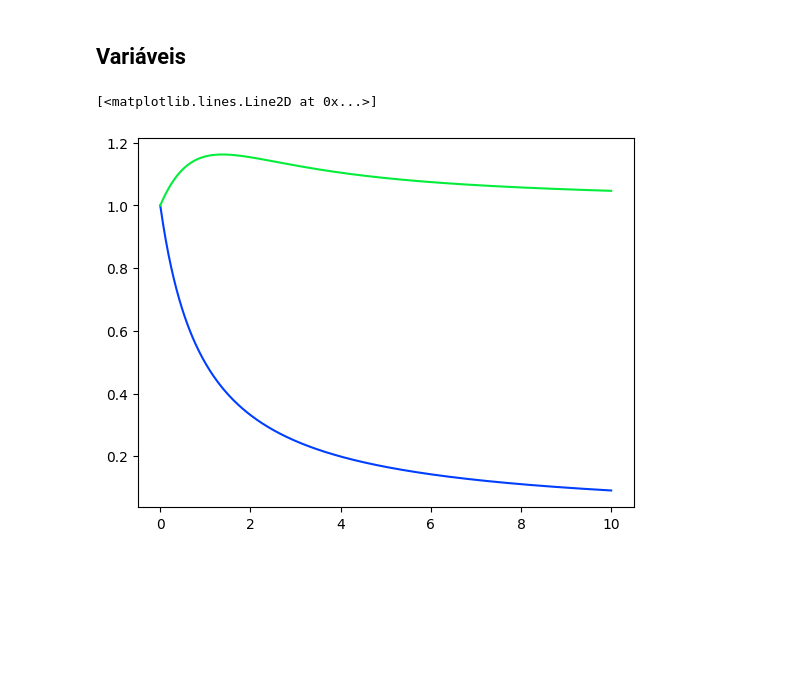
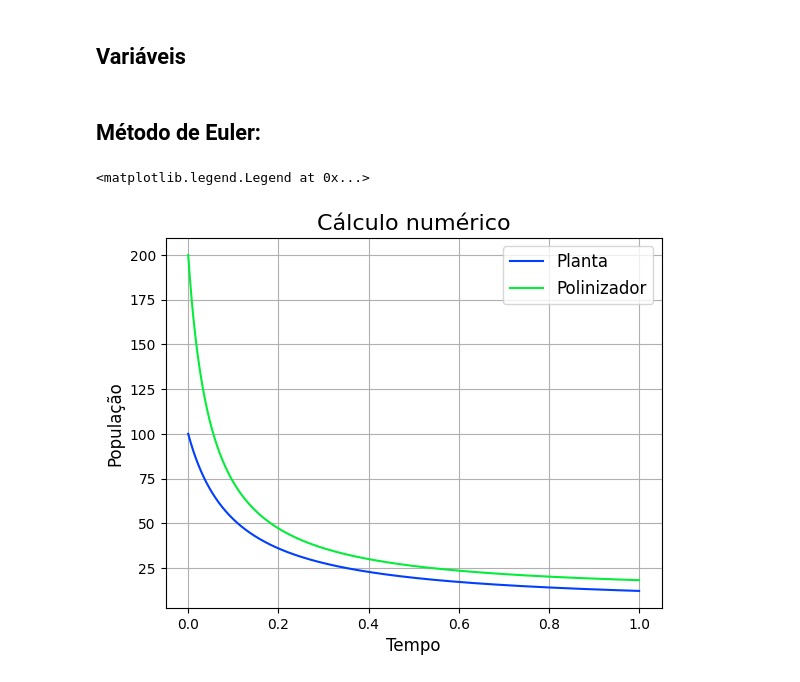
Before and after one commit to Karl-Marcos/Polinizador-Planta, a Jupyter notebook: solve.ipynb, the cells around one changed output. Saved outputs shown, nothing was run; the diff lists cells and outputs as text; code cells hidden in the pictures; blank space fills up the shorter version.

Commit message:
calculo numérico funcionando

```diff
--- a/solve.ipynb
+++ b/solve.ipynb
@@ -16,22 +16,26 @@ plt.style.use('seaborn-bright')
 # %% [markdown]
 ## Variáveis
 # %%
-X1_INICIAL = 1
-X3_INICIAL = 1
-NSTEPS = 500
-TFINAL = 10
+# parâmetros do sistema:
+mu = 0.1
+mu3 = 0.1
+a = 1
+alfa = 1
+b = 1
+gama = 1
+r3 = 1
 
-mu, mu3, a, alfa, b, gama, r3, sigma,  = 1,1,1,1,1,1,1,1
-STEP = TFINAL/NSTEPS
-x_1 = np.zeros(NSTEPS)
-x_3 = np.zeros(NSTEPS)
-dx_1 = np.zeros(NSTEPS)
-dx_3 = np.zeros(NSTEPS)
-x_1[0] = X1_INICIAL
-x_3[0] = X3_INICIAL
+# parâmetros cálculo
+X1_INICIAL = 100
+X3_INICIAL = 200
+TFINAL = 1
+NSTEPS = 10000
+# %% [markdown]
+## Método de Euler:
 # %%
+# Derivadas:
 def dx1(x1, x3):
-    return -mu*x1**2 + ((1-sigma)*a*x1*x3)/(1+alfa*x1 + gama*x3)
+    return -mu*x1**2 + (a*x1*x3)/(1+alfa*x1 + gama*x3)
 
 def dx3(x1, x3):
     return x3*(r3 - mu3*x3) + (b*x1*x3)/(1+alfa*x1 + gama*x3)
@@ -44,8 +56,14 @@ for i in range(NSTEPS-1):
     x_3[i+1] = x_3[i] + STEP*dx_3[i]
 # %%
 fig, ax = plt.subplots(1,1)
-ax.plot(t, x_1)
-ax.plot(t, x_3)
+ax.plot(t, x_1, label = 'Planta')
+ax.plot(t, x_3, label ='Polinizador')
+ax.set_title('Cálculo numérico', fontsize = 16)
+ax.set_xlabel('Tempo', fontsize = 12)
+ax.set_ylabel('População', fontsize = 12)
+ax.grid('--')
+ax.legend(fontsize = 12)
+#plt.savefig('fit_numerico.png',dpi = 200)
 # %% [output]
-[<matplotlib.lines.Line2D at 0x...>]
+<matplotlib.legend.Legend at 0x...>
-[figure, old version]
+[figure, new version]
```
Also changed, not shown: parts of 2 cells of this notebook.
